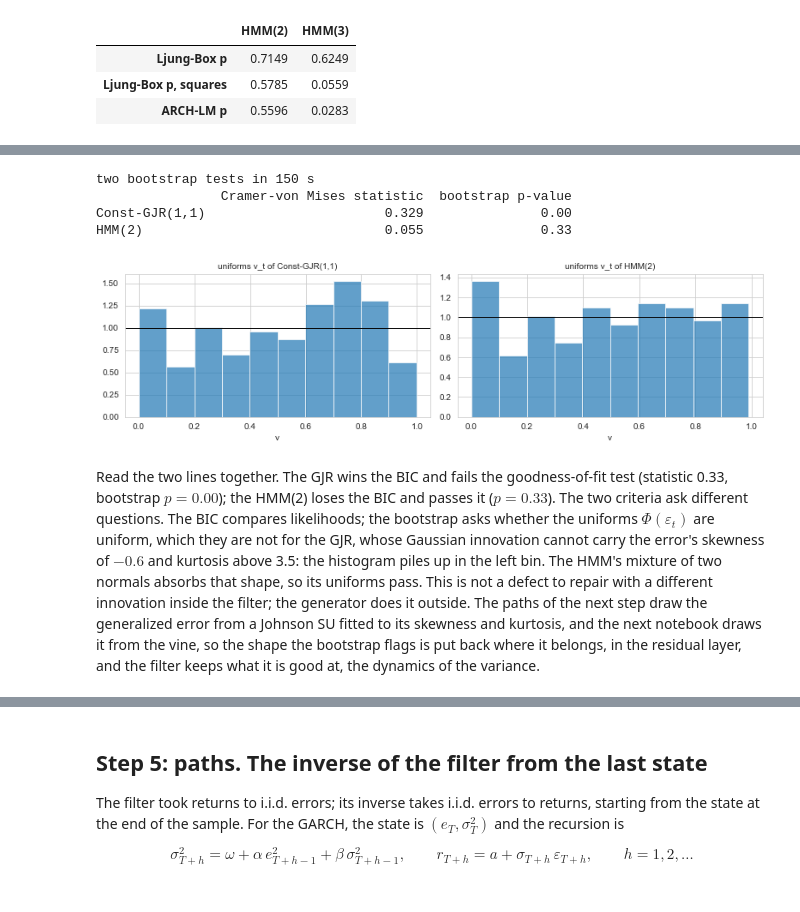
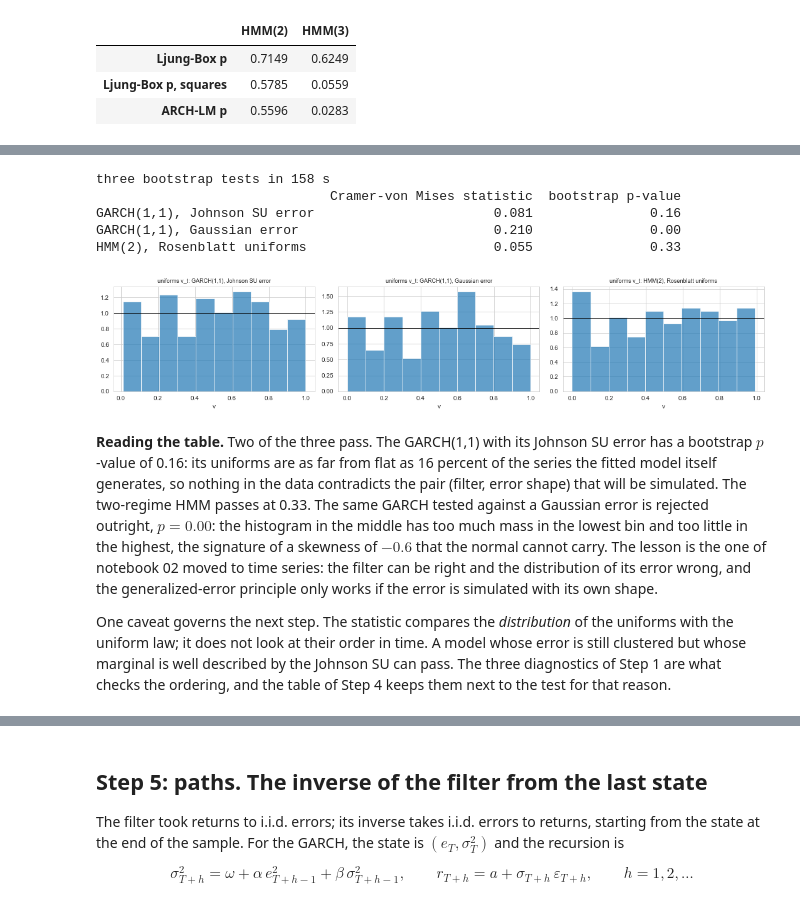
Before and after one commit to mamadouyamar/CVineMarketGen, a Jupyter notebook: examples/04_time_series_of_a_factor.ipynb, the cells around one changed output, grey strips where cells are left out. Drawn from its saved outputs; the diff is of its cells as text; code cells hidden in the pictures.

```diff
--- a/examples/04_time_series_of_a_factor.ipynb
+++ b/examples/04_time_series_of_a_factor.ipynb
@@ -297,30 +257,41 @@ density.
 # %%
-best = sel.models["Equity DM"]
-t0 = time.time(); gof_best = gof_bootstrap(best, y, B=100, seed=0); gof_h2 = gof_bootstrap(h2, y, B=100, seed=0); print(f"two bootstrap tests in {time.time() - t0:.0f} s")
-print(pd.DataFrame({best.name: {"Cramer-von Mises statistic": gof_best["stat"], "bootstrap p-value": gof_best["pvalue"]}, "HMM(2)": {"Cramer-von Mises statistic": gof_h2["stat"], "bootstrap p-value": gof_h2["pvalue"]}}).T.round(3))
+t0 = time.time()
+gof_g = gof_bootstrap(g, y, B=100, seed=0); gof_g_norm = gof_bootstrap(g, y, B=100, seed=0, innovation="gaussian"); gof_h2 = gof_bootstrap(h2, y, B=100, seed=0)
+print(f"three bootstrap tests in {time.time() - t0:.0f} s")
+print(pd.DataFrame({"GARCH(1,1), Johnson SU error": {"Cramer-von Mises statistic": gof_g["stat"], "bootstrap p-value": gof_g["pvalue"]},
+                    "GARCH(1,1), Gaussian error": {"Cramer-von Mises statistic": gof_g_norm["stat"], "bootstrap p-value": gof_g_norm["pvalue"]},
+                    "HMM(2), Rosenblatt uniforms": {"Cramer-von Mises statistic": gof_h2["stat"], "bootstrap p-value": gof_h2["pvalue"]}}).T.round(3))
+from cvinemarketgen import johnson_su_cdf
+from cvinemarketgen.selection import _jsu_on
 with sns.axes_style("whitegrid"):
-    fig, axes = plt.subplots(1, 2, figsize=(11, 3.2))
-    for ax, m, lab in [(axes[0], best, best.name), (axes[1], h2, "HMM(2)")]:
-        ax.hist(stats.norm.cdf(m.filter().values), bins=10, density=True, color="tab:blue", alpha=0.7); ax.axhline(1, color="black", lw=1); ax.set_title(f"uniforms v_t of {lab}", fontsize=10); ax.set_xlabel("v")
+    fig, axes = plt.subplots(1, 3, figsize=(15, 3.2))
+    e_g = g.filter().values
+    for ax, u, lab in [(axes[0], johnson_su_cdf(_jsu_on(e_g), e_g), "GARCH(1,1), Johnson SU error"), (axes[1], stats.norm.cdf(e_g), "GARCH(1,1), Gaussian error"), (axes[2], stats.norm.cdf(h2.filter().values), "HMM(2), Rosenblatt uniforms")]:
+        ax.hist(u, bins=10, density=True, color="tab:blue", alpha=0.7); ax.axhline(1, color="black", lw=1); ax.set_title(f"uniforms v_t: {lab}", fontsize=9); ax.set_xlabel("v")
     plt.tight_layout(); plt.show()
 # %% [output]
-two bootstrap tests in 150 s
-                Cramer-von Mises statistic  bootstrap p-value
-Const-GJR(1,1)                       0.329               0.00
-HMM(2)                               0.055               0.33
+three bootstrap tests in 158 s
+                              Cramer-von Mises statistic  bootstrap p-value
+GARCH(1,1), Johnson SU error                       0.081               0.16
+GARCH(1,1), Gaussian error                         0.210               0.00
+HMM(2), Rosenblatt uniforms                        0.055               0.33
-[figure, old version]
+[figure, new version]
 # %% [markdown]
-Read the two lines together. The GJR wins the BIC and fails the
-goodness-of-fit test (statistic 0.33, bootstrap $p = 0.00$); the HMM(2) loses
-the BIC and passes it ($p = 0.33$). The two criteria ask different questions.
-The BIC compares likelihoods; the bootstrap asks whether the uniforms
-$\Phi(\varepsilon_t)$ are uniform, which they are not for the GJR, whose
-Gaussian innovation cannot carry the error's skewness of $-0.6$ and kurtosis
-above 3.5: the histogram piles up in the left bin. The HMM's mixture of two
-normals absorbs that shape, so its uniforms pass. This is not a defect to
-repair with a different innovation inside the filter; the generator does it
-outside. The paths of the next step draw the generalized error from a
-Johnson SU fitted to its skewness and kurtosis, and the next notebook draws
-it from the vine, so the shape the bootstrap flags is put back where it
-belongs, in the residual layer, and the filter keeps what it is good at, the
-dynamics of the variance.
+**Reading the table.** Two of the three pass. The GARCH(1,1) with its
+Johnson SU error has a bootstrap $p$-value of 0.16: its uniforms are as far
+from flat as 16 percent of the series the fitted model itself generates, so
+nothing in the data contradicts the pair (filter, error shape) that will be
+simulated. The two-regime HMM passes at 0.33. The same GARCH tested against a
+Gaussian error is rejected outright, $p = 0.00$: the histogram in the middle
+has too much mass in the lowest bin and too little in the highest, the
+signature of a skewness of $-0.6$ that the normal cannot carry. The lesson
+is the one of notebook 02 moved to time series: the filter can be right and
+the distribution of its error wrong, and the generalized-error principle
+only works if the error is simulated with its own shape.
+
+One caveat governs the next step. The statistic compares the *distribution*
+of the uniforms with the uniform law; it does not look at their order in
+time. A model whose error is still clustered but whose marginal is well
+described by the Johnson SU can pass. The three diagnostics of Step 1 are
+what checks the ordering, and the table of Step 4 keeps them next to the
+test for that reason.
```
Also changed, not shown: parts of 14 cells of this notebook.
